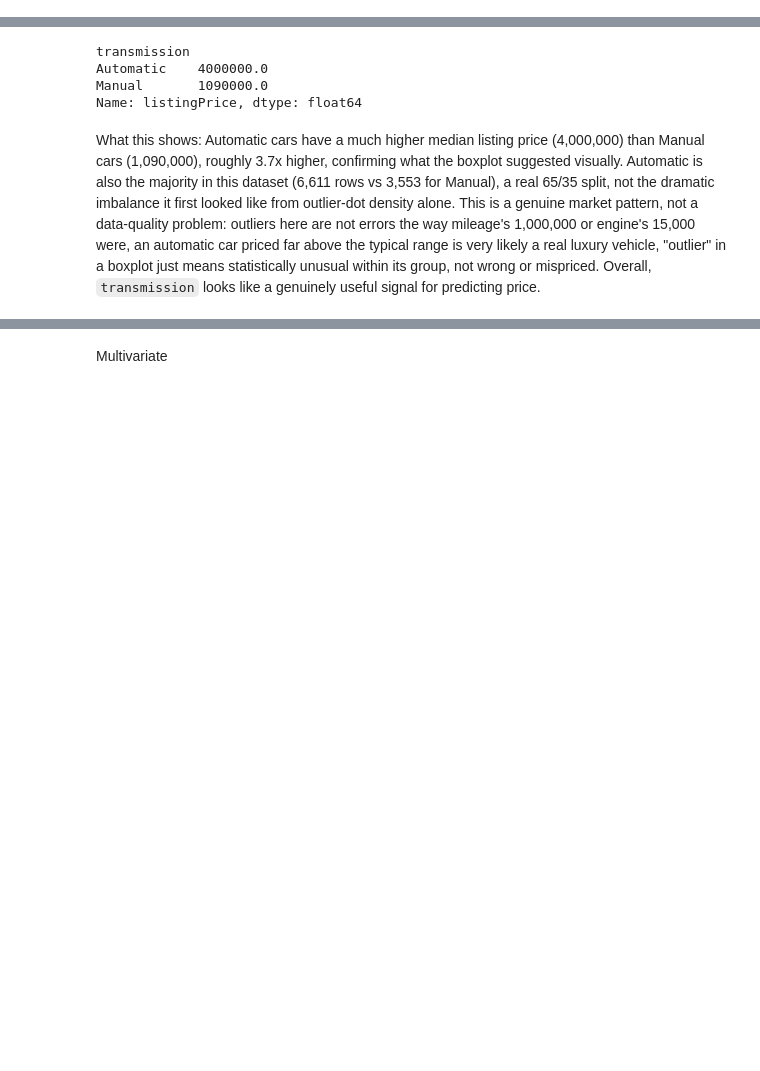
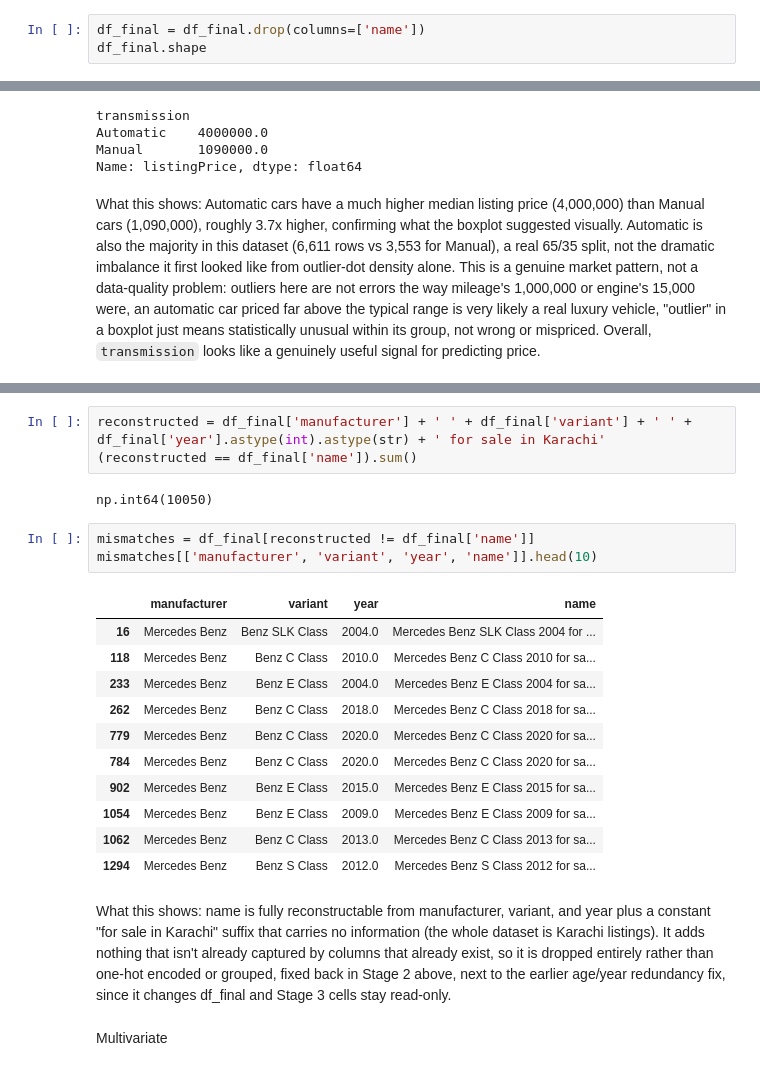
Before and after one commit to msumar7426/AI-ML-Journey, a Jupyter notebook: 01_Linear_Regression/project/used_car_price_prediction.ipynb, the cells around one changed output, grey strips where cells are left out. Cells and saved outputs as stored; diff of their text form; blank space fills up the shorter version.

```diff
--- a/01_Linear_Regression/project/used_car_price_prediction.ipynb
+++ b/01_Linear_Regression/project/used_car_price_prediction.ipynb
@@ -266,3 +274,6 @@ df_final['fuelType'] = df_final['fuelType'].replace('Lpg', 'LPG')
+# %%
+df_final = df_final.drop(columns=['name'])
+df_final.shape
 # %% [markdown]
 Stage 3: EDA (Exploratory Data Analysis)
 
@@ -459,3 +532,25 @@ What this shows: Automatic cars have a much higher median listing price (4,000,0
+# %%
+reconstructed = df_final['manufacturer'] + ' ' + df_final['variant'] + ' ' + df_final['year'].astype(int).astype(str) + ' for sale in Karachi'
+(reconstructed == df_final['name']).sum()
+# %% [output]
+np.int64(10050)
+# %%
+mismatches = df_final[reconstructed != df_final['name']]
+mismatches[['manufacturer', 'variant', 'year', 'name']].head(10)
+# %% [output]
+|  | manufacturer | variant | year | name |
+| 16 | Mercedes Benz | Benz SLK Class | 2004.0 | Mercedes Benz SLK Class 2004 for ... |
+| 118 | Mercedes Benz | Benz C Class | 2010.0 | Mercedes Benz C Class 2010 for sa... |
+| 233 | Mercedes Benz | Benz E Class | 2004.0 | Mercedes Benz E Class 2004 for sa... |
+| 262 | Mercedes Benz | Benz C Class | 2018.0 | Mercedes Benz C Class 2018 for sa... |
+| 779 | Mercedes Benz | Benz C Class | 2020.0 | Mercedes Benz C Class 2020 for sa... |
+| 784 | Mercedes Benz | Benz C Class | 2020.0 | Mercedes Benz C Class 2020 for sa... |
+| 902 | Mercedes Benz | Benz E Class | 2015.0 | Mercedes Benz E Class 2015 for sa... |
+| 1054 | Mercedes Benz | Benz E Class | 2009.0 | Mercedes Benz E Class 2009 for sa... |
+| 1062 | Mercedes Benz | Benz C Class | 2013.0 | Mercedes Benz C Class 2013 for sa... |
+| 1294 | Mercedes Benz | Benz S Class | 2012.0 | Mercedes Benz S Class 2012 for sa... |
+# %% [markdown]
+What this shows: name is fully reconstructable from manufacturer, variant, and year plus a constant "for sale in Karachi" suffix that carries no information (the whole dataset is Karachi listings). It adds nothing that isn't already captured by columns that already exist, so it is dropped entirely rather than one-hot encoded or grouped, fixed back in Stage 2 above, next to the earlier age/year redundancy fix, since it changes df_final and Stage 3 cells stay read-only.
 # %% [markdown]
 Multivariate
 # %% [markdown]
```
Also changed, not shown: parts of 7 cells of this notebook, 1 other file.
